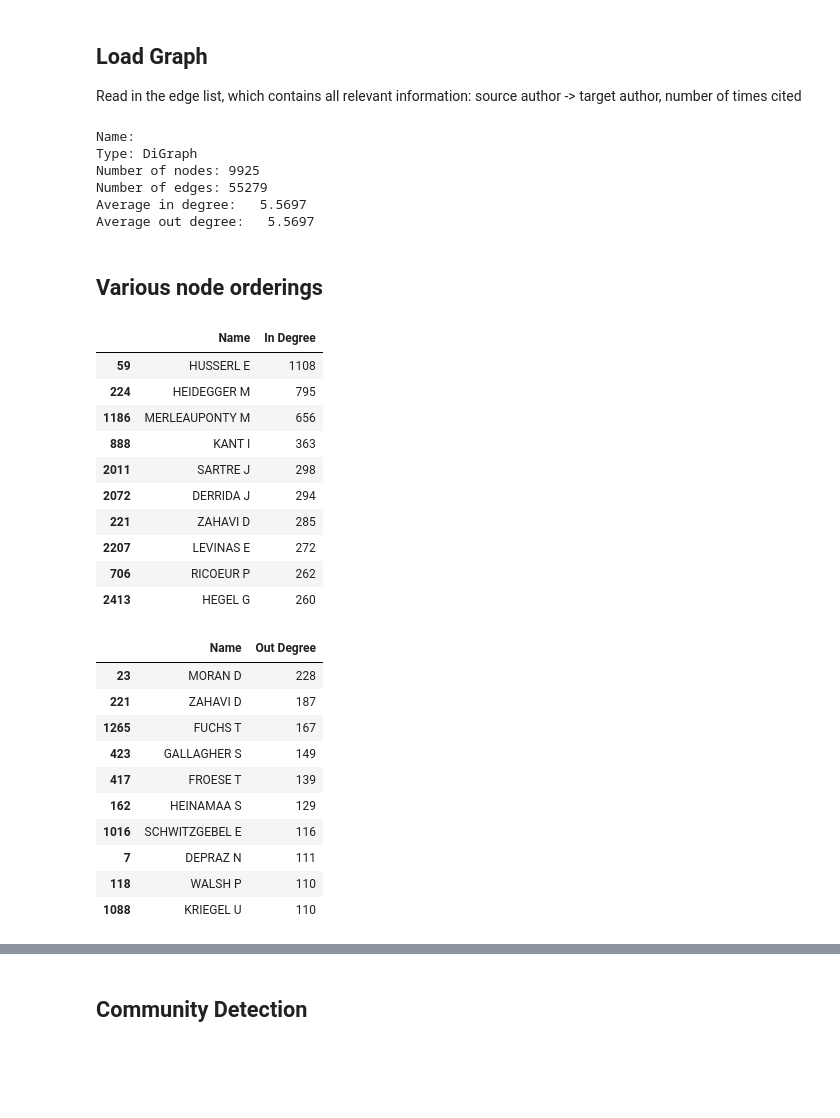
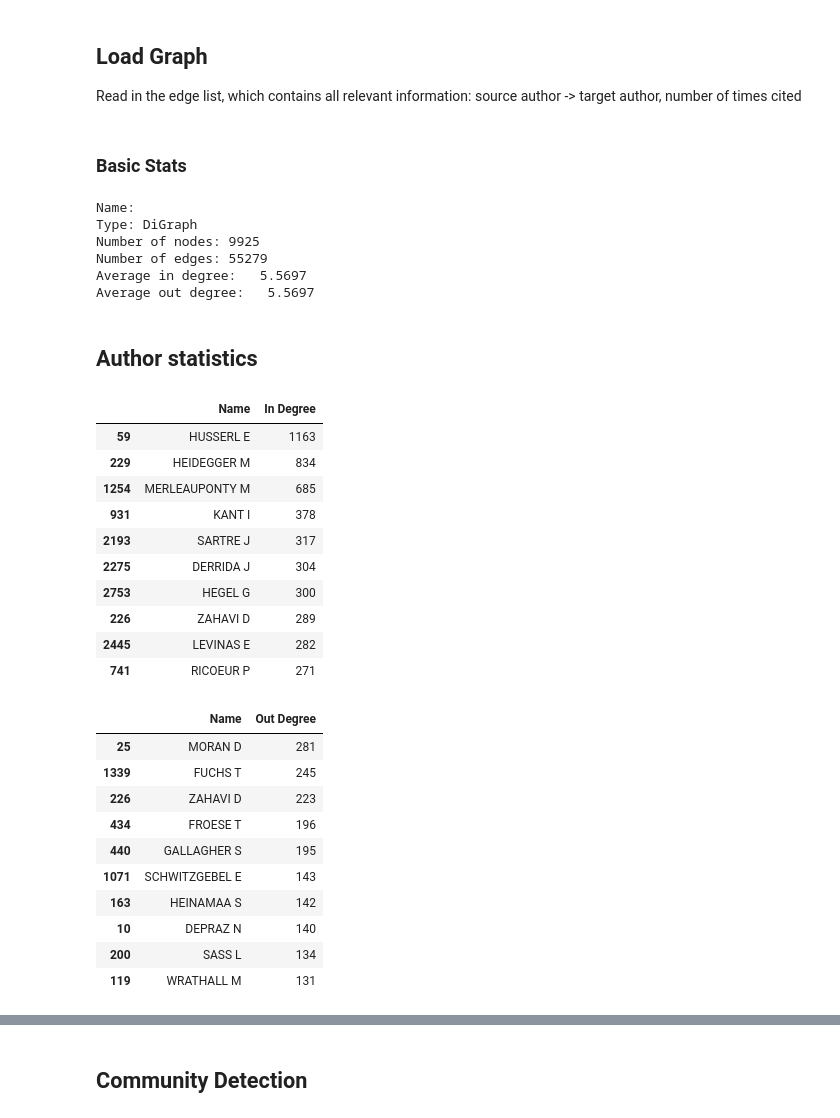
Before and after one commit to jyoshimi/scientometrics, a Jupyter notebook: NetworkAnalysis.ipynb, the cells around one changed output, grey strips where cells are left out. Saved outputs shown, nothing was run; the diff lists cells and outputs as text; code cells hidden in the pictures; blank space fills up the shorter version.

```diff
--- a/NetworkAnalysis.ipynb
+++ b/NetworkAnalysis.ipynb
@@ -27,48 +29,60 @@ G_large = nx.read_weighted_edgelist("./complete_edge_list.csv", delimiter=",",cr
+# %%
+G_tiny = nx.read_weighted_edgelist("./tiny_edge_list.csv", delimiter=",")
+G_tiny_directed = nx.read_weighted_edgelist("./tiny_edge_list.csv", delimiter=",", create_using= nx.DiGraph())
+G_large_directed = nx.read_weighted_edgelist("./complete_edge_list.csv", delimiter=",",create_using= nx.DiGraph())
+G_large = nx.read_weighted_edgelist("./complete_edge_list.csv", delimiter=",")
+# %%
+# Choose which graph to focus on
+G_main = G_large_directed
 # %%
 # To convert files to graphml
 # nx.write_graphml(G_directed, "small_edge_list.graphml")
-# %%
-# print(nx.info(G_directed))
-print(nx.info(G_large))
-# %% [output]
-Name:
-Type: DiGraph
-Number of nodes: 9925
-Number of edges: 55279
-Average in degree:   5.5697
-Average out degree:   5.5697
-# %% [markdown]
-## Various node orderings
+# %% [markdown]
+### Basic Stats
+# %%
+print(nx.info(G_main))
+# print(nx.diameter(G))
+# print(nx.average_neighbor_degree(G_large_directed))
+# %% [output]
+Name:
+Type: DiGraph
+Number of nodes: 9925
+Number of edges: 55279
+Average in degree:   5.5697
+Average out degree:   5.5697
+# %% [markdown]
+## Author statistics
 # %%
 # In degree
-degreeTable = pd.DataFrame(G_directed.in_degree, columns = ["Name","In Degree"])
+degreeTable = pd.DataFrame(G_main.in_degree, columns = ["Name","In Degree"])
 sd = degreeTable.sort_values(by=['In Degree'], ascending=False)
 sd.head(10)
 # %% [output]
 |  | Name | In Degree |
-| 59 | HUSSERL E | 1108 |
-| 224 | HEIDEGGER M | 795 |
-| 1186 | MERLEAUPONTY M | 656 |
-| 888 | KANT I | 363 |
-| 2011 | SARTRE J | 298 |
-| 2072 | DERRIDA J | 294 |
-| 221 | ZAHAVI D | 285 |
-| 2207 | LEVINAS E | 272 |
-| 706 | RICOEUR P | 262 |
-| 2413 | HEGEL G | 260 |
+| 59 | HUSSERL E | 1163 |
+| 229 | HEIDEGGER M | 834 |
+| 1254 | MERLEAUPONTY M | 685 |
+| 931 | KANT I | 378 |
+| 2193 | SARTRE J | 317 |
+| 2275 | DERRIDA J | 304 |
+| 2753 | HEGEL G | 300 |
+| 226 | ZAHAVI D | 289 |
+| 2445 | LEVINAS E | 282 |
+| 741 | RICOEUR P | 271 |
 # %%
-degreeTable = pd.DataFrame(G_directed.out_degree, columns = ["Name","Out Degree"])
+# Out-degree
+degreeTable = pd.DataFrame(G_main.out_degree, columns = ["Name","Out Degree"])
 sd = degreeTable.sort_values(by=['Out Degree'], ascending=False)
 sd.head(10)
 # %% [output]
 |  | Name | Out Degree |
-| 23 | MORAN D | 228 |
-| 221 | ZAHAVI D | 187 |
-| 1265 | FUCHS T | 167 |
-| 423 | GALLAGHER S | 149 |
-| 417 | FROESE T | 139 |
-| 162 | HEINAMAA S | 129 |
-| 1016 | SCHWITZGEBEL E | 116 |
-| 7 | DEPRAZ N | 111 |
-| 118 | WALSH P | 110 |
-| 1088 | KRIEGEL U | 110 |
+| 25 | MORAN D | 281 |
+| 1339 | FUCHS T | 245 |
+| 226 | ZAHAVI D | 223 |
+| 434 | FROESE T | 196 |
+| 440 | GALLAGHER S | 195 |
+| 1071 | SCHWITZGEBEL E | 143 |
+| 163 | HEINAMAA S | 142 |
+| 10 | DEPRAZ N | 140 |
+| 200 | SASS L | 134 |
+| 119 | WRATHALL M | 131 |
```
Also changed, not shown: parts of 65 cells of this notebook, 2 other files.
